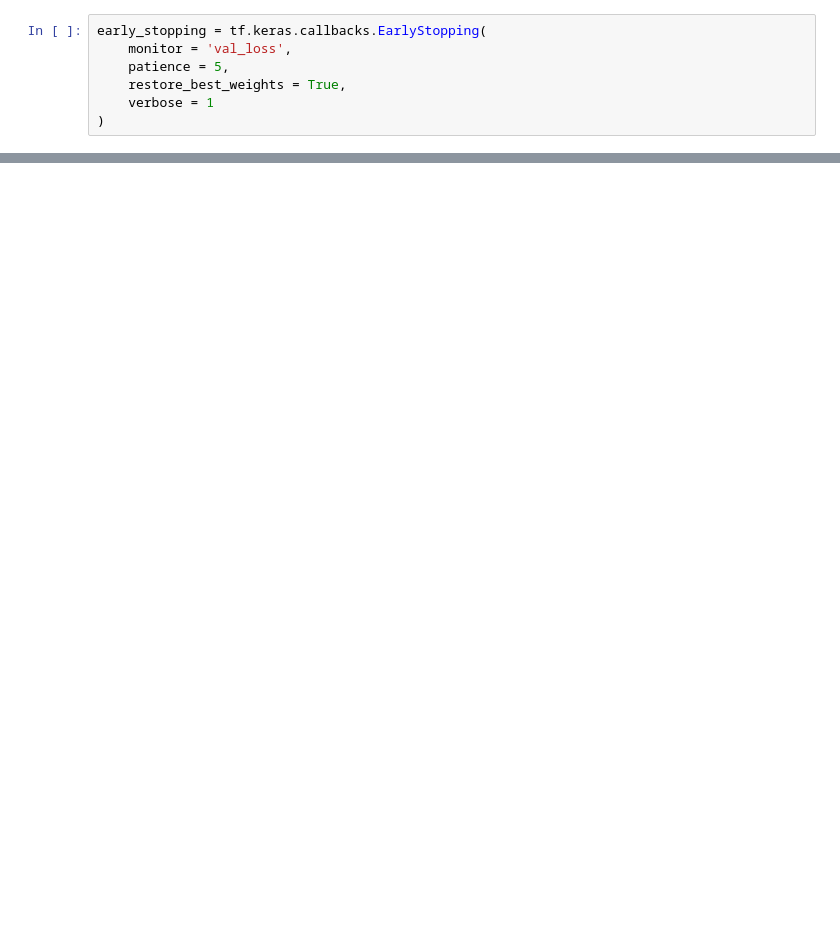
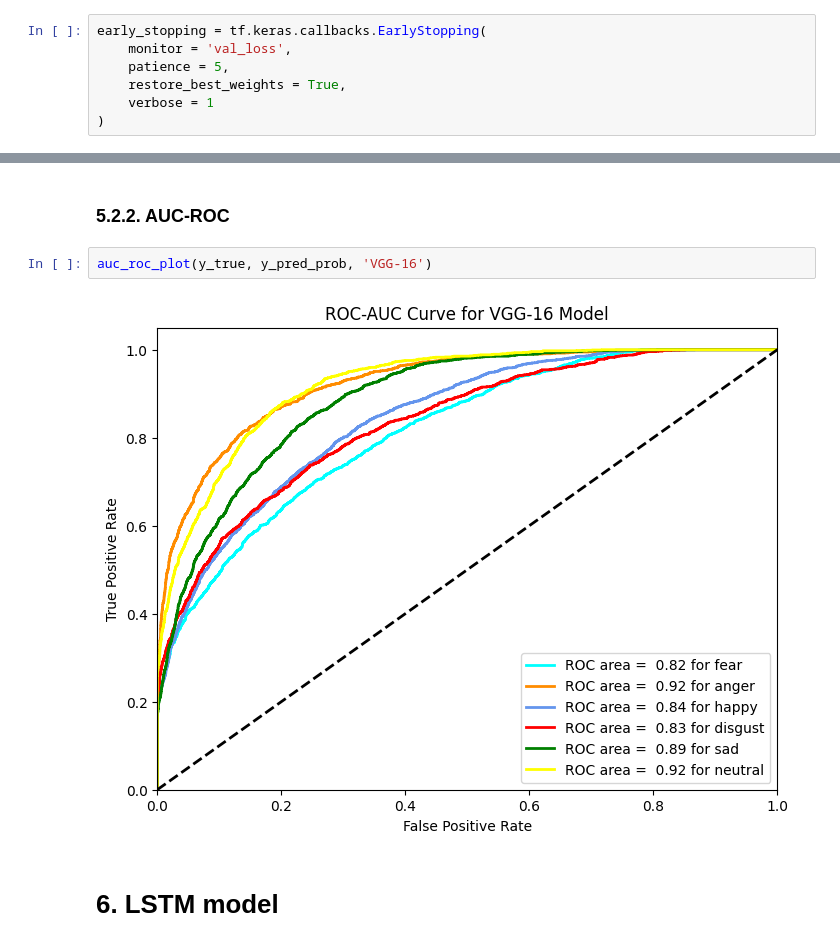
Before and after one commit to S4M0707/speech-emotion-recognition, a Jupyter notebook: speech-emotion-notebook.ipynb, the cells around one changed output, grey strips where cells are left out. Drawn from its saved outputs; the diff is of its cells as text; blank space fills up the shorter version.

```diff
--- a/speech-emotion-notebook.ipynb
+++ b/speech-emotion-notebook.ipynb
@@ -518,0 +990,8 @@ hist = model.fit(train_ds, epochs=50, verbose=2, validation_data=val_ds, callbac
+# %% [markdown]
+### 5.2.2. AUC-ROC
+# %%
+auc_roc_plot(y_true, y_pred_prob, 'VGG-16')
+# %% [output]
+[figure, added]
+# %% [markdown]
+# 6. LSTM model
```
Also changed, not shown: parts of 132 cells of this notebook.
